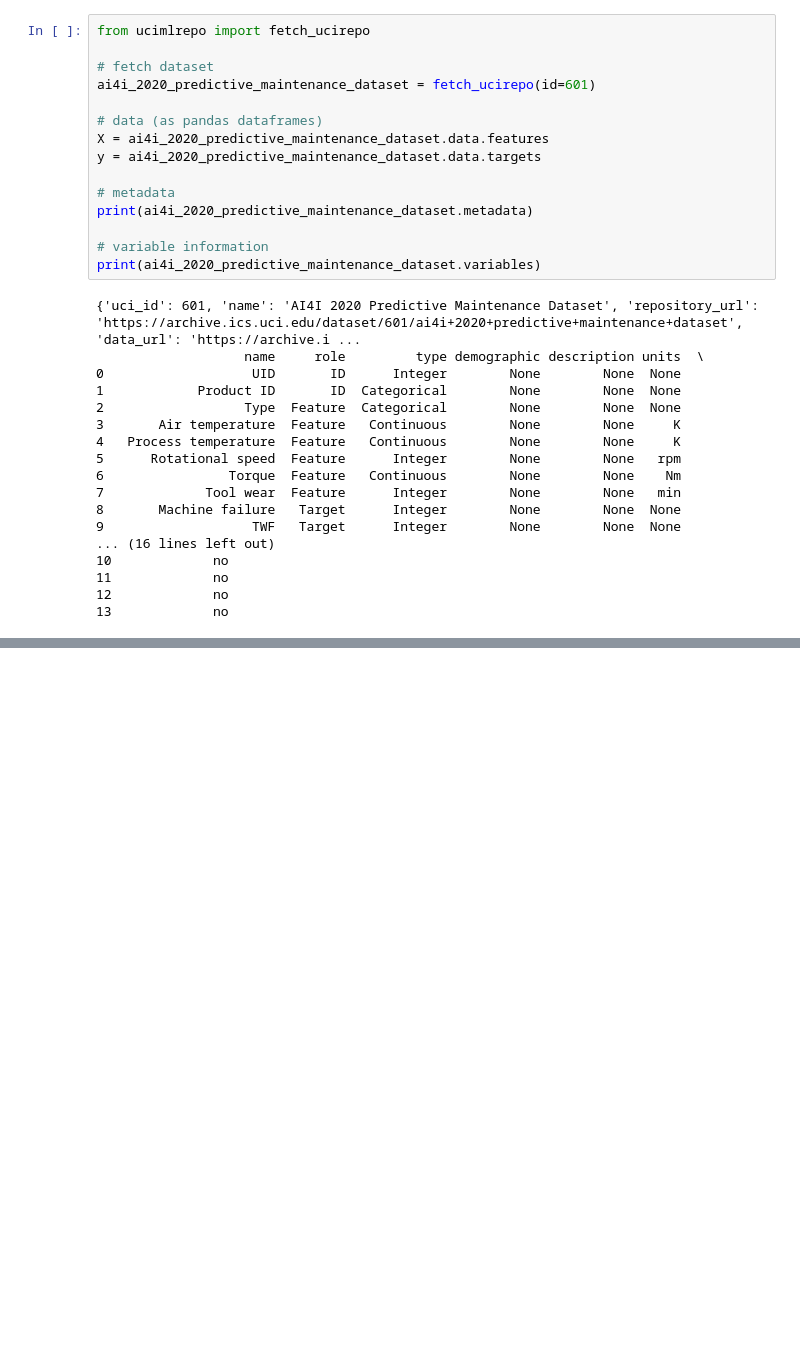
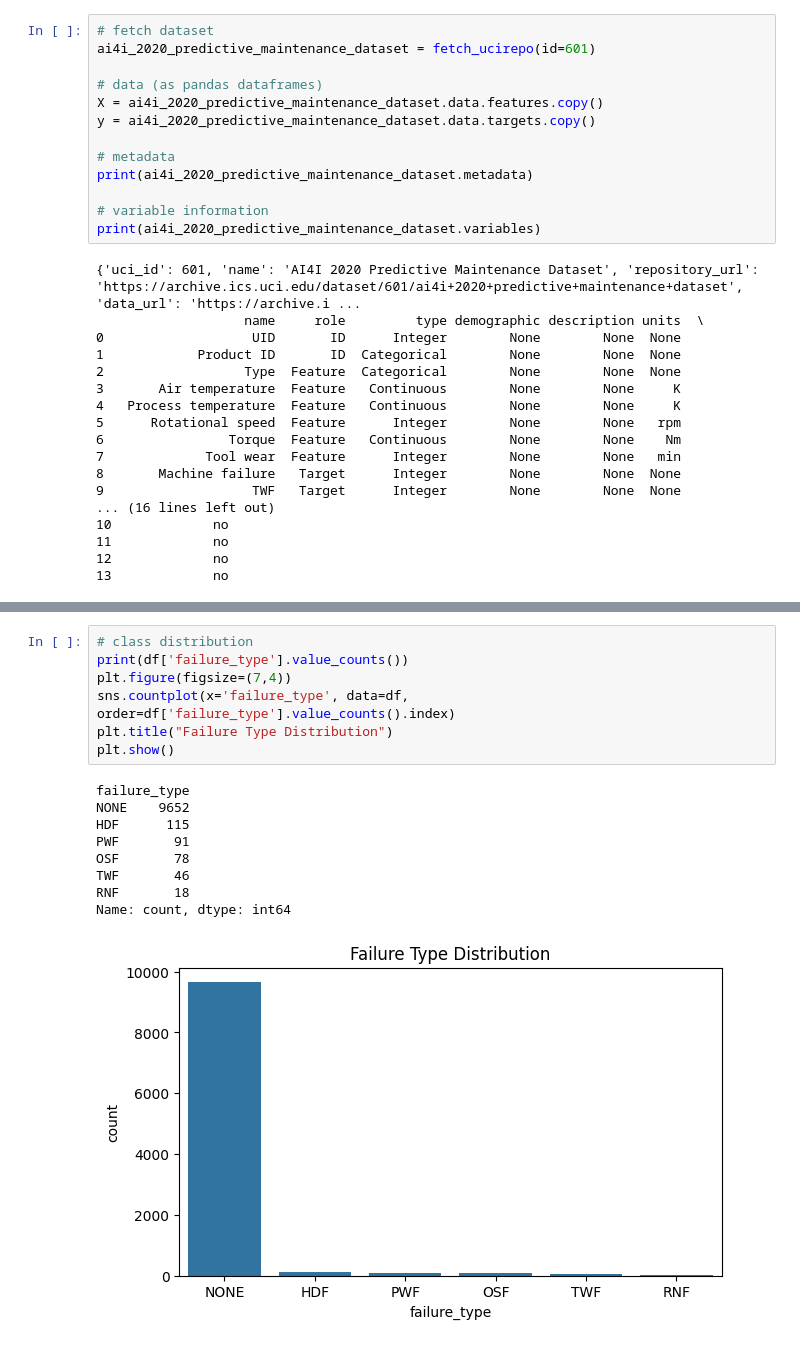
Before and after one commit to gvo27/predictive-maintenance, a Jupyter notebook: main.ipynb, the cells around one changed output, grey strips where cells are left out. Cells and saved outputs as stored; diff of their text form; blank space fills up the shorter version.

```diff
--- a/main.ipynb
+++ b/main.ipynb
@@ -1,12 +31,10 @@
 # %%
-from ucimlrepo import fetch_ucirepo
-
 # fetch dataset
 ai4i_2020_predictive_maintenance_dataset = fetch_ucirepo(id=601)
 
 # data (as pandas dataframes)
-X = ai4i_2020_predictive_maintenance_dataset.data.features
-y = ai4i_2020_predictive_maintenance_dataset.data.targets
+X = ai4i_2020_predictive_maintenance_dataset.data.features.copy()
+y = ai4i_2020_predictive_maintenance_dataset.data.targets.copy()
 
 # metadata
 print(ai4i_2020_predictive_maintenance_dataset.metadata)
@@ -33,0 +159,17 @@ print(ai4i_2020_predictive_maintenance_dataset.variables)
+# %%
+# class distribution
+print(df['failure_type'].value_counts())
+plt.figure(figsize=(7,4))
+sns.countplot(x='failure_type', data=df, order=df['failure_type'].value_counts().index)
+plt.title("Failure Type Distribution")
+plt.show()
+# %% [output]
+failure_type
+NONE    9652
+HDF      115
+PWF       91
+OSF       78
+TWF       46
+RNF       18
+Name: count, dtype: int64
+[figure, added]
```
Also changed, not shown: parts of 30 cells of this notebook, 10 other files.
